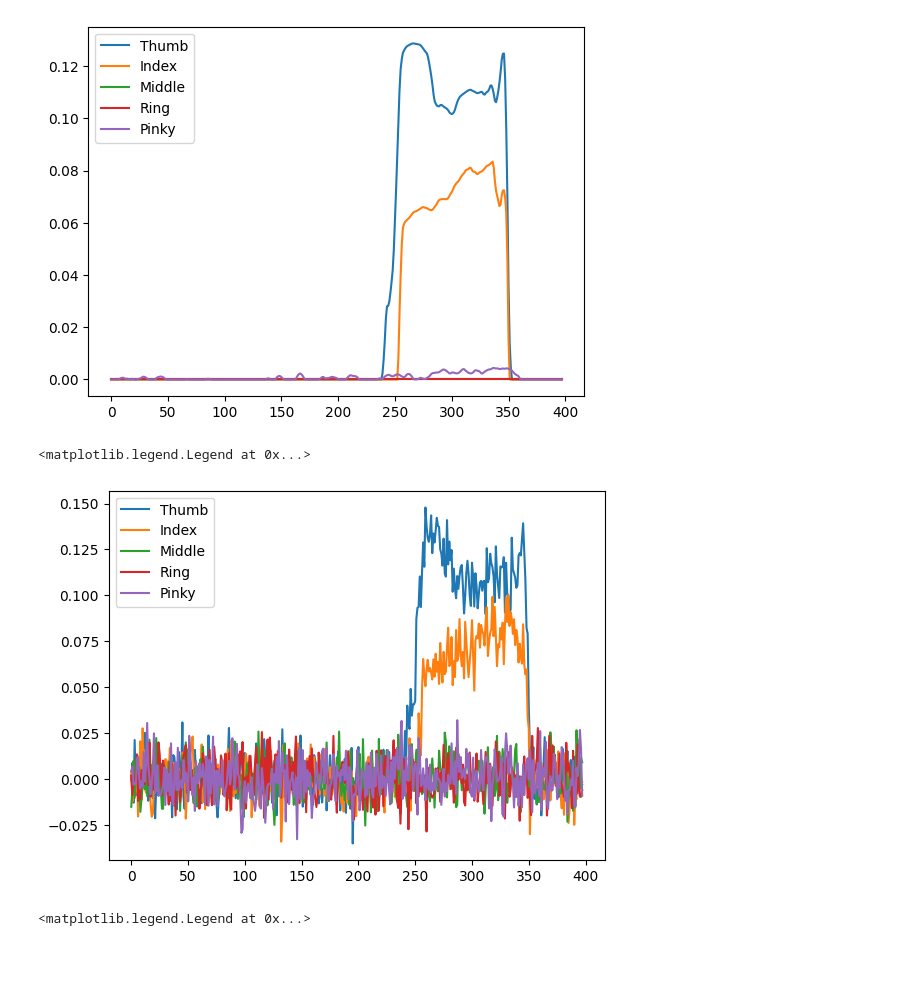
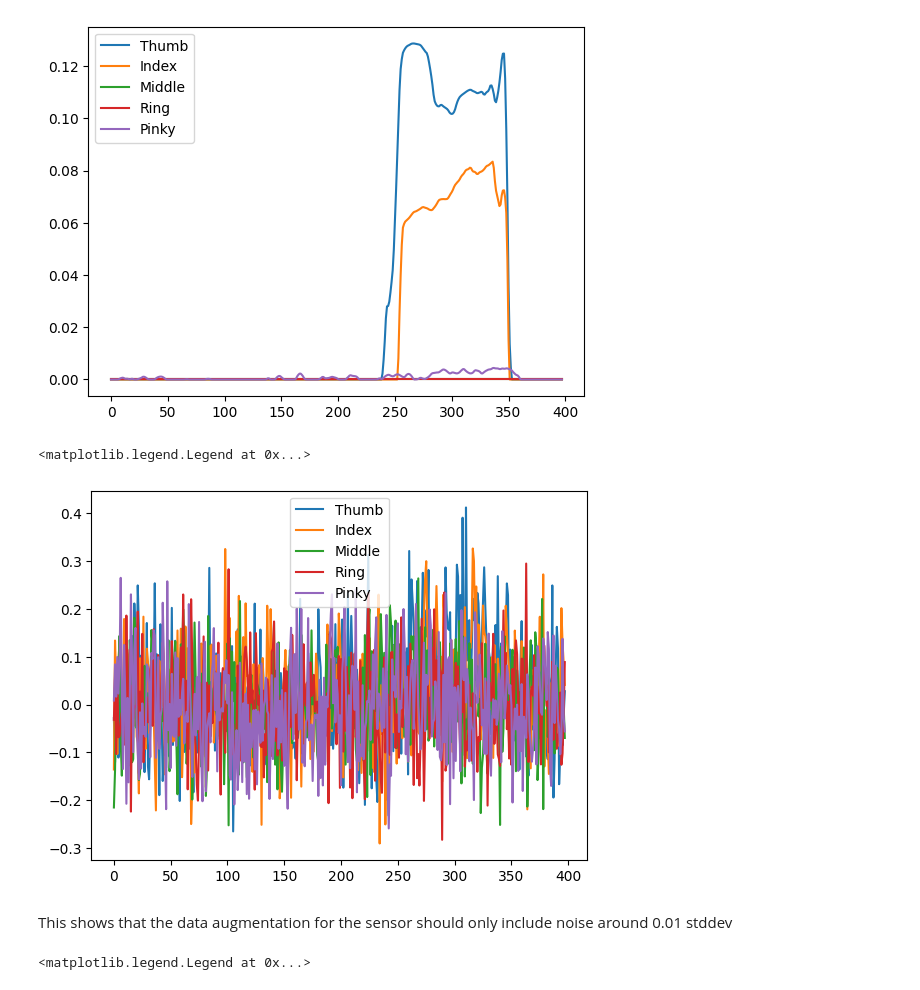
Before and after one commit to rbharadwaj9/srl_il, a Jupyter notebook: notebooks/Analysis.ipynb, the cells around one changed output. Cells and saved outputs as stored; diff of their text form; code cells hidden in the pictures; blank space fills up the shorter version.

```diff
--- a/notebooks/Analysis.ipynb
+++ b/notebooks/Analysis.ipynb
@@ -183,25 +183,27 @@ ax.legend()
 # %%
 # Sensor Data With Noise
 fig = plt.figure()
 ax=fig.add_subplot(111)
 
 dThumb = td.traj_data["thumb_sensor_filtered"][0]
 dIndex = td.traj_data["index_sensor_filtered"][0]
 dMiddle = td.traj_data["middle_sensor_filtered"][0]
 dRing = td.traj_data["ring_sensor_filtered"][0]
 dPinky = td.traj_data["pinky_sensor_filtered"][0]
-stddev = 0.01
+stddev = 0.1
 mean = 0
 
 ax.plot(add_noise(stddev, mean, dThumb), label="Thumb")
 ax.plot(add_noise(stddev, mean, dIndex), label="Index")
 ax.plot(add_noise(stddev, mean, dMiddle), label="Middle")
 ax.plot(add_noise(stddev, mean, dRing), label="Ring")
 ax.plot(add_noise(stddev, mean, dPinky), label="Pinky")
 ax.legend()
 # %% [output]
 <matplotlib.legend.Legend at 0x...>
-[figure, old version]
+[figure, new version]
+# %% [markdown]
+This shows that the data augmentation for the sensor should only include noise around 0.01 stddev
 # %%
 # Across all recorded data, which sensors are we most likely firing up?
 fig = plt.figure()
```
Also changed, not shown: parts of 1 cell of this notebook, 4 other files.
